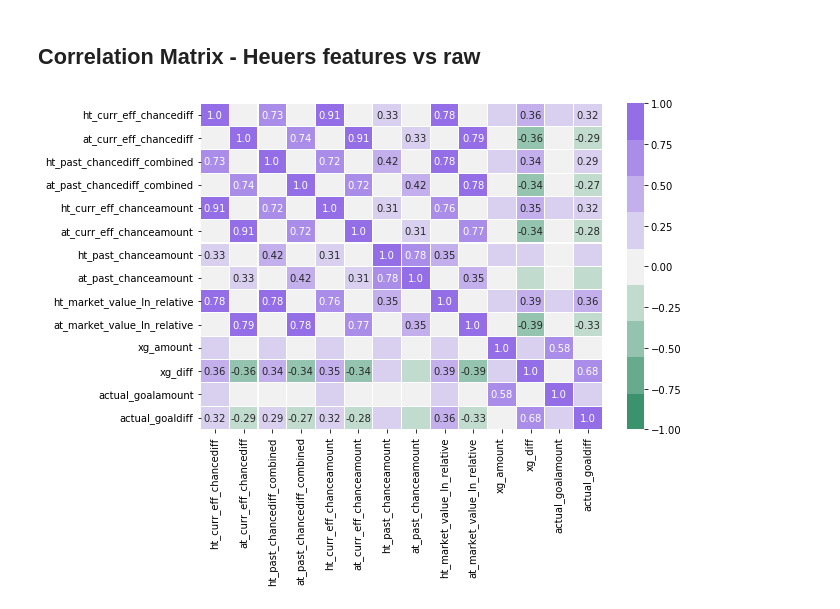
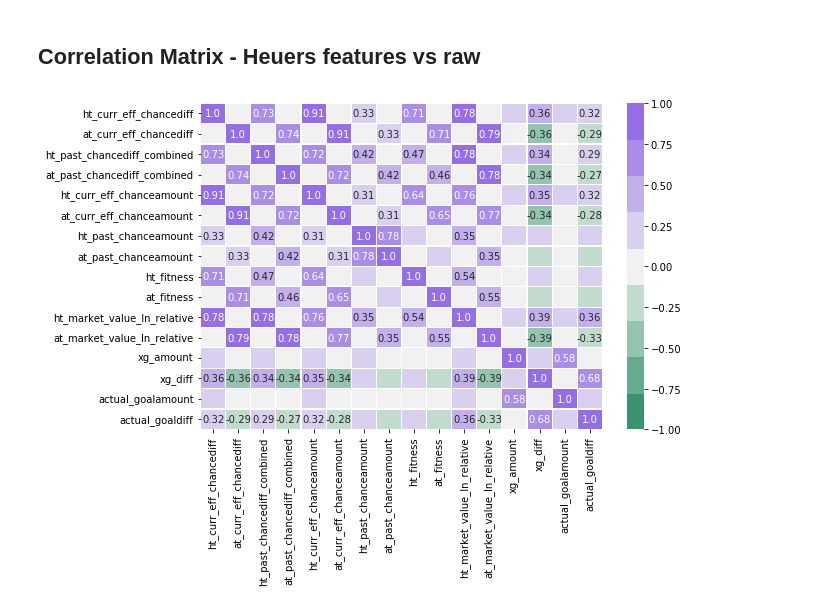
Before and after one commit to LUKEx76/football_prediction, a Jupyter notebook: plotting/plotting.ipynb, the cells around one changed output. Saved outputs shown, nothing was run; the diff lists cells and outputs as text; code cells hidden in the pictures.

Commit message:
Add fitness value

```diff
--- a/plotting/plotting.ipynb
+++ b/plotting/plotting.ipynb
@@ -141,8 +141,8 @@ def plot_correlationmatrix(df, threshold=0):
 # %%
 df_matches = pd.read_csv("data/plot_matches.csv", sep=";")
 all_features = ["ht_curr_eff_chancediff", "at_curr_eff_chancediff", "ht_past_chancediff_combined", "at_past_chancediff_combined", "ht_curr_eff_chanceamount", "at_curr_eff_chanceamount",
-                "ht_past_chanceamount", "at_past_chanceamount", "ht_market_value_ln_relative", "at_market_value_ln_relative", "xg_amount", "xg_diff", "actual_goalamount", "actual_goaldiff"]
+                "ht_past_chanceamount", "at_past_chanceamount", "ht_fitness", "at_fitness","ht_market_value_ln_relative", "at_market_value_ln_relative", "xg_amount", "xg_diff", "actual_goalamount", "actual_goaldiff"]
 plot_correlationmatrix(
     df_matches[all_features], threshold=0.25)
 # %% [output]
-[figure, old version]
+[figure, new version]
```
Also changed, not shown: 8 other files.
